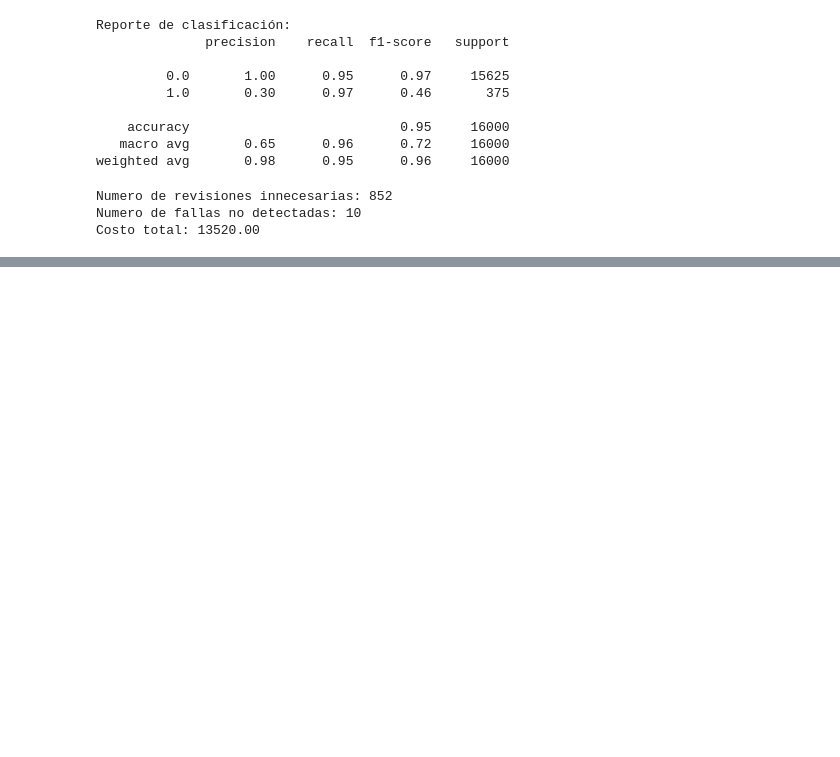
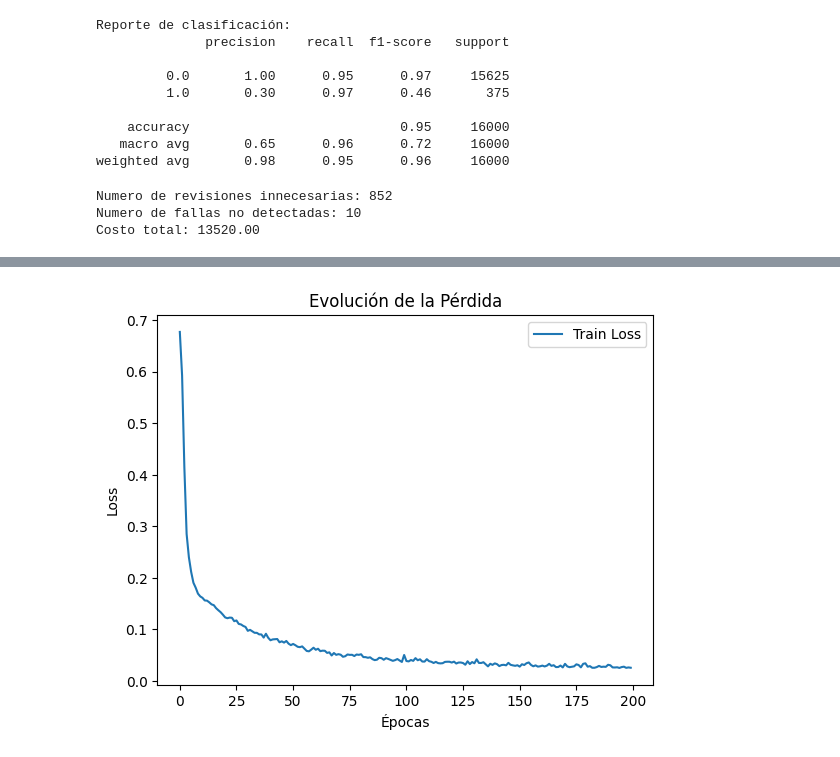
Before and after one commit to marcohinojosag/IA_MKTR, a Jupyter notebook: cod.ipynb, the cells around one changed output, grey strips where cells are left out. Saved outputs shown, nothing was run; the diff lists cells and outputs as text; code cells hidden in the pictures; blank space fills up the shorter version.

```diff
--- a/cod.ipynb
+++ b/cod.ipynb
@@ -616,0 +696,24 @@ Costo total: 13520.00
+# %%
+criterion = nn.BCELoss()
+optimizer = optim.Adam(model.parameters(), lr=learning_rate)
+
+losses_train = []
+
+for epoch in range(epochs):
+    model.train()
+    running_loss = 0.0
+
+    for batch_x, batch_y in train_loader:
+        batch_x, batch_y = batch_x.to(device), batch_y.to(device)
+
+        optimizer.zero_grad()
+        outputs = model(batch_x)
+        loss = criterion(outputs, batch_y)
+        loss.backward()
+        optimizer.step()
+
+        running_loss += loss.item()
+
+    avg_loss = running_loss / len(train_loader)
+    losses_train.append(avg_loss)
+    print(f"Epoch [{epoch+1}/{epochs}] - Train Loss: {avg_loss:.4f}")
@@ -616,0 +793,11 @@ Costo total: 13520.00
+# %%
+# Curva de pérdida
+plt.figure()
+plt.plot(losses_train, label='Train Loss')
+plt.legend()
+plt.title('Evolución de la Pérdida')
+plt.xlabel('Épocas')
+plt.ylabel('Loss')
+plt.show()
+# %% [output]
+[figure, added]
```
Also changed, not shown: parts of 13 cells of this notebook.
